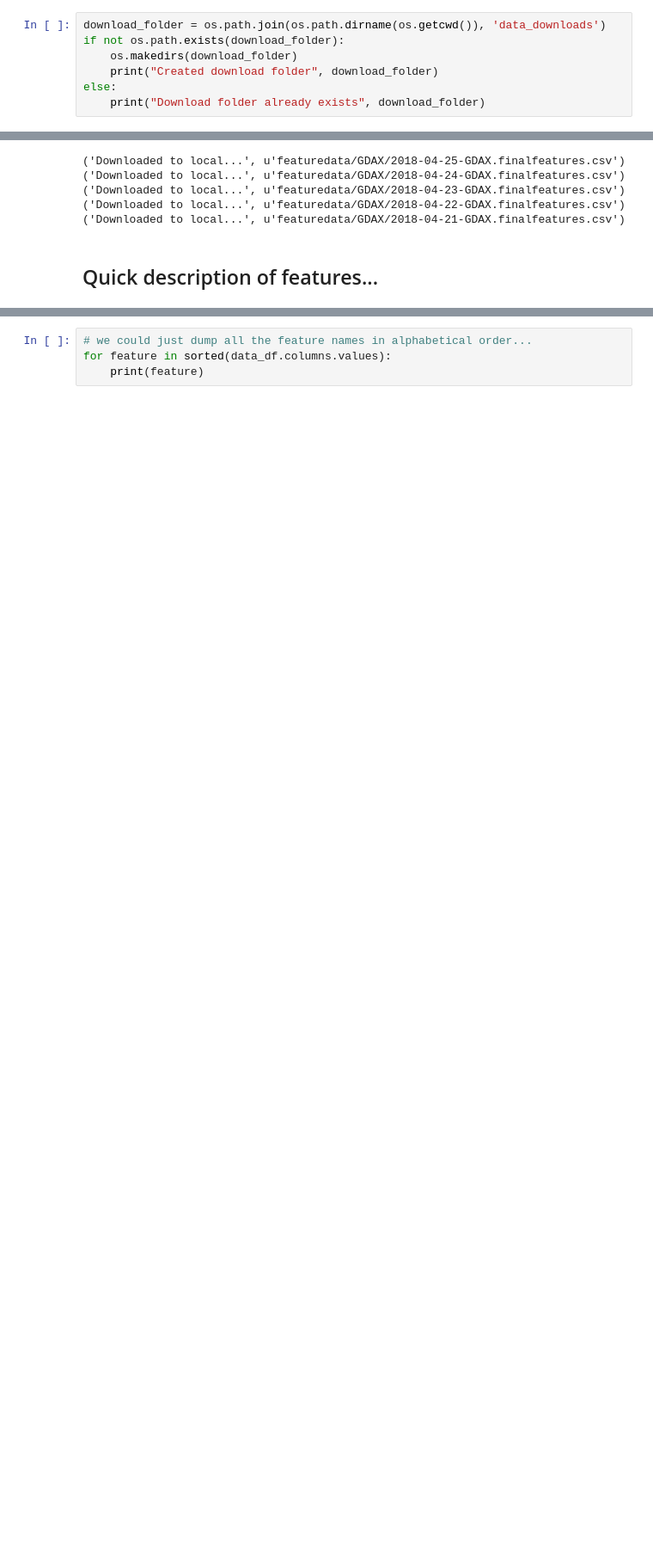
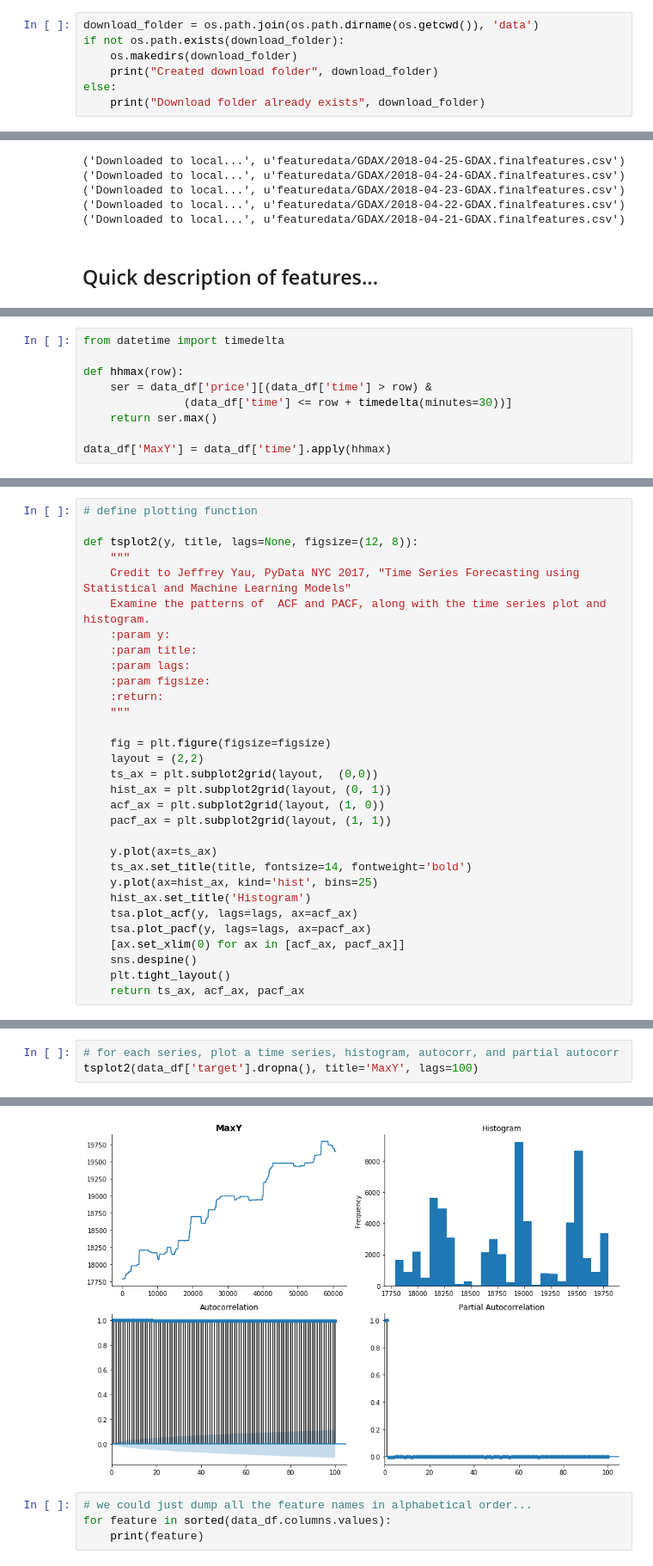
Before and after one commit to braddeutsch/example_pipeline, a Jupyter notebook: notebooks/feature_analysis.ipynb, the cells around one changed output, grey strips where cells are left out. Shown at 86% size. Saved outputs shown, nothing was run; the diff lists cells and outputs as text; blank space fills up the shorter version.

```diff
--- a/notebooks/feature_analysis.ipynb
+++ b/notebooks/feature_analysis.ipynb
@@ -24,7 +31,7 @@ bucket_name_value = Config.get("aws_credentials", "bucket_name_value")
 # %% [markdown]
 To download data, we're going to create a download folder on our local machine...
 # %%
-download_folder = os.path.join(os.path.dirname(os.getcwd()), 'data_downloads')
+download_folder = os.path.join(os.path.dirname(os.getcwd()), 'data')
 if not os.path.exists(download_folder):
     os.makedirs(download_folder)
     print("Created download folder", download_folder)
@@ -82,0 +95,9 @@ C:\Users\Brad Deutsch\Documents\Projects\btc_battle\data_downloads\2017-12-16-GD
+# %%
+from datetime import timedelta
+
+def hhmax(row):
+    ser = data_df['price'][(data_df['time'] > row) &
+               (data_df['time'] <= row + timedelta(minutes=30))]
+    return ser.max()
+
+data_df['MaxY'] = data_df['time'].apply(hhmax)
@@ -82,0 +149,31 @@ C:\Users\Brad Deutsch\Documents\Projects\btc_battle\data_downloads\2017-12-16-GD
+# %%
+# define plotting function
+
+def tsplot2(y, title, lags=None, figsize=(12, 8)):
+    """
+    Credit to Jeffrey Yau, PyData NYC 2017, "Time Series Forecasting using Statistical and Machine Learning Models"
+    Examine the patterns of  ACF and PACF, along with the time series plot and histogram.
+    :param y:
+    :param title:
+    :param lags:
+    :param figsize:
+    :return:
+    """
+
+    fig = plt.figure(figsize=figsize)
+    layout = (2,2)
+    ts_ax = plt.subplot2grid(layout,  (0,0))
+    hist_ax = plt.subplot2grid(layout, (0, 1))
+    acf_ax = plt.subplot2grid(layout, (1, 0))
+    pacf_ax = plt.subplot2grid(layout, (1, 1))
+
+    y.plot(ax=ts_ax)
+    ts_ax.set_title(title, fontsize=14, fontweight='bold')
+    y.plot(ax=hist_ax, kind='hist', bins=25)
+    hist_ax.set_title('Histogram')
+    tsa.plot_acf(y, lags=lags, ax=acf_ax)
+    tsa.plot_pacf(y, lags=lags, ax=pacf_ax)
+    [ax.set_xlim(0) for ax in [acf_ax, pacf_ax]]
+    sns.despine()
+    plt.tight_layout()
+    return ts_ax, acf_ax, pacf_ax
@@ -82,0 +193,4 @@ C:\Users\Brad Deutsch\Documents\Projects\btc_battle\data_downloads\2017-12-16-GD
+# %%
+# for each series, plot a time series, histogram, autocorr, and partial autocorr
+tsplot2(data_df['target'].dropna(), title='MaxY', lags=100)
+# %% [output]
@@ -83,3 +200,4 @@ C:\Users\Brad Deutsch\Documents\Projects\btc_battle\data_downloads\2017-12-16-GD
+[figure, added]
 # %%
 # we could just dump all the feature names in alphabetical order...
 for feature in sorted(data_df.columns.values):
```
Also changed, not shown: parts of 11 cells of this notebook, 3 other files.
